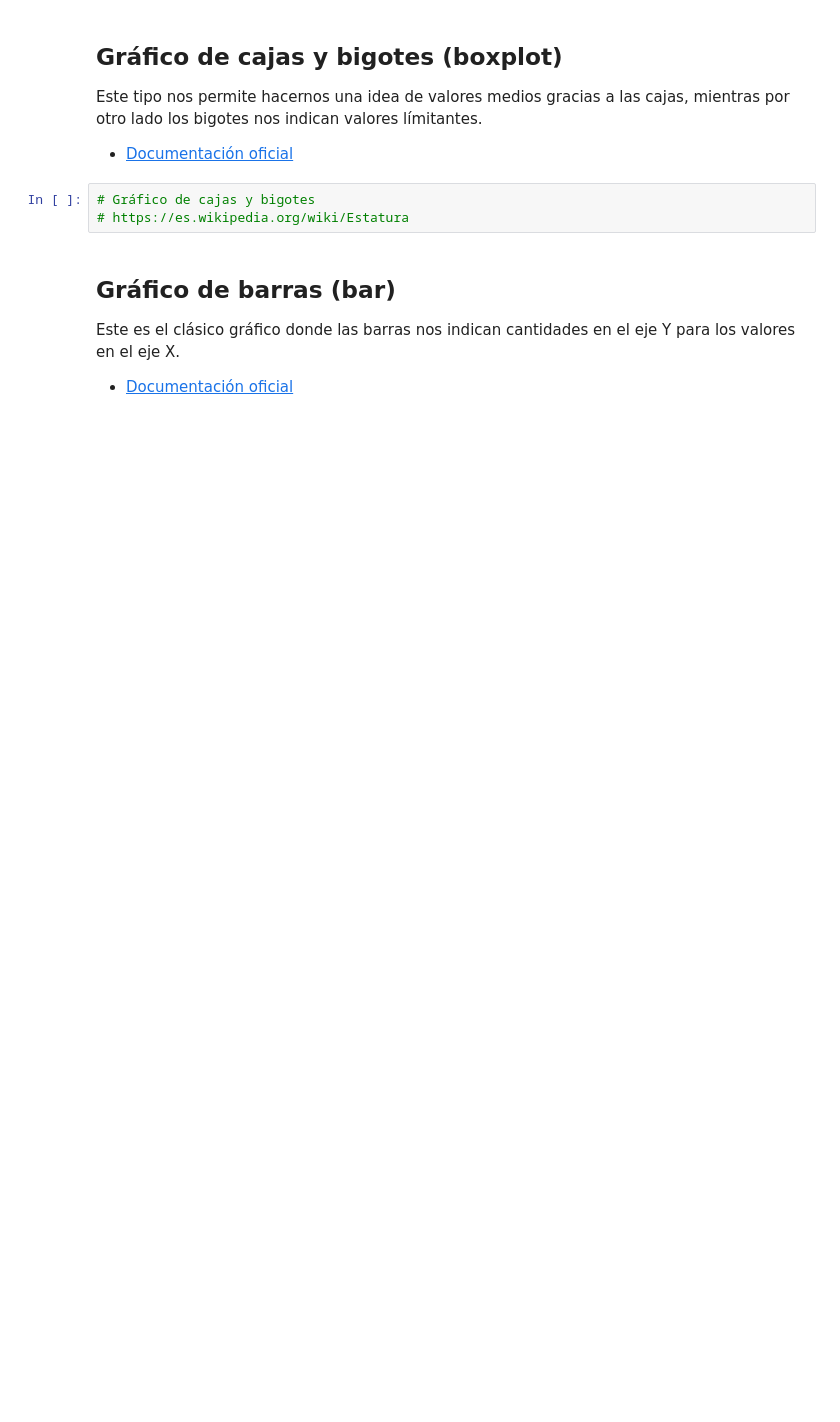
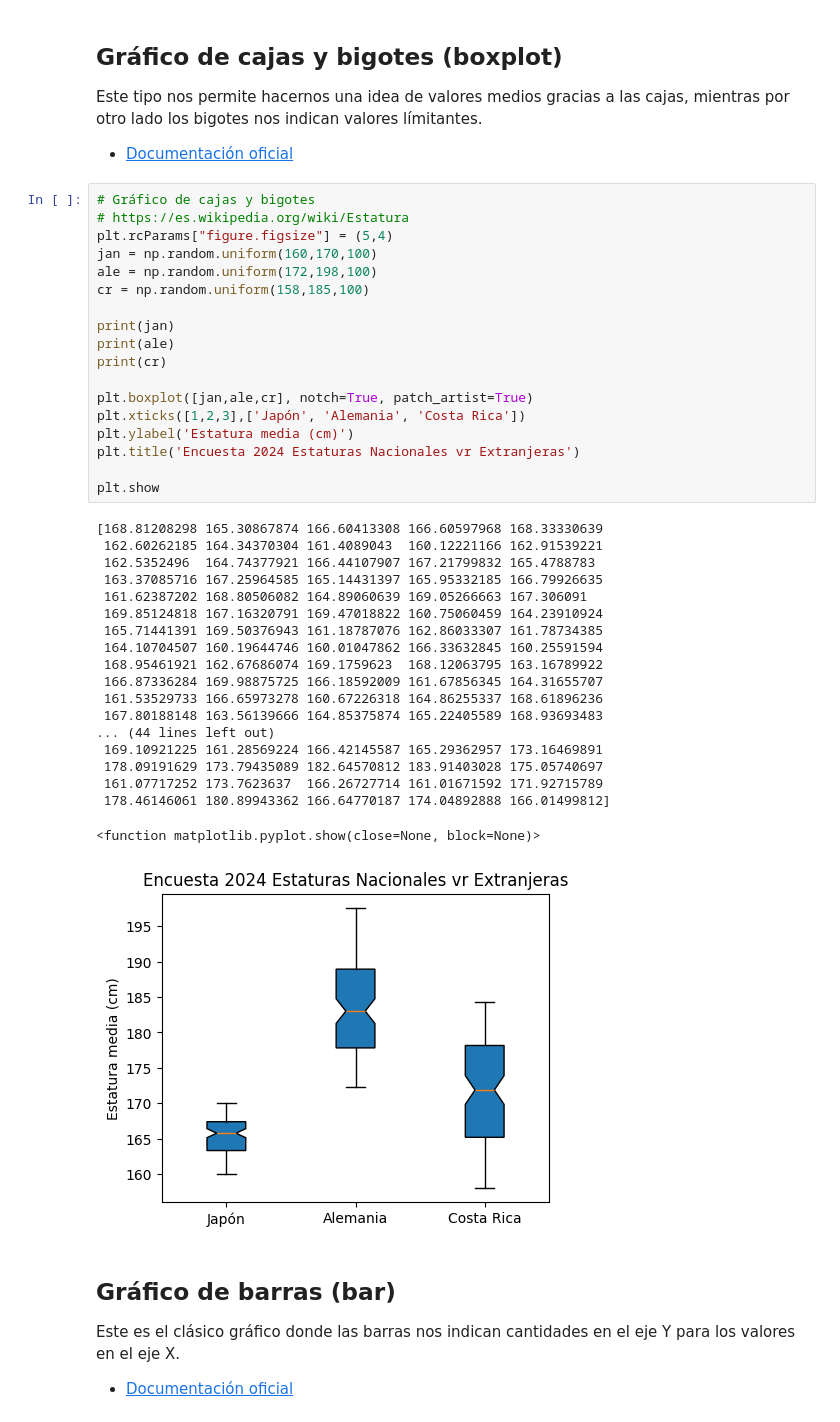
Before and after one commit to ajmenaa/phyton_basico_ICAI, a Jupyter notebook: Estudiantes/Johan_Rojas/10_Matplotlib/09 - Tipos de gráficos.ipynb, the cells around one changed output. Drawn from its saved outputs; the diff is of its cells as text; blank space fills up the shorter version.

```diff
--- a/Estudiantes/Johan_Rojas/10_Matplotlib/09 - Tipos de gráficos.ipynb
+++ b/Estudiantes/Johan_Rojas/10_Matplotlib/09 - Tipos de gráficos.ipynb
@@ -40,6 +65,41 @@ Este tipo nos permite hacernos una idea de valores medios gracias a las cajas, m
 # %%
 # Gráfico de cajas y bigotes
 # https://es.wikipedia.org/wiki/Estatura
+plt.rcParams["figure.figsize"] = (5,4)
+jan = np.random.uniform(160,170,100)
+ale = np.random.uniform(172,198,100)
+cr = np.random.uniform(158,185,100)
+
+print(jan)
+print(ale)
+print(cr)
+
+plt.boxplot([jan,ale,cr], notch=True, patch_artist=True)
+plt.xticks([1,2,3],['Japón', 'Alemania', 'Costa Rica'])
+plt.ylabel('Estatura media (cm)')
+plt.title('Encuesta 2024 Estaturas Nacionales vr Extranjeras')
+
+plt.show
+# %% [output]
+[168.81208298 165.30867874 166.60413308 166.60597968 168.33330639
+ 162.60262185 164.34370304 161.4089043  160.12221166 162.91539221
+ 162.5352496  164.74377921 166.44107907 167.21799832 165.4788783
+ 163.37085716 167.25964585 165.14431397 165.95332185 166.79926635
+ 161.62387202 168.80506082 164.89060639 169.05266663 167.306091
+ 169.85124818 167.16320791 169.47018822 160.75060459 164.23910924
+ 165.71441391 169.50376943 161.18787076 162.86033307 161.78734385
+ 164.10704507 160.19644746 160.01047862 166.33632845 160.25591594
+ 168.95461921 162.67686074 169.1759623  168.12063795 163.16789922
+ 166.87336284 169.98875725 166.18592009 161.67856345 164.31655707
+ 161.53529733 166.65973278 160.67226318 164.86255337 168.61896236
+ 167.80188148 163.56139666 164.85375874 165.22405589 168.93693483
+... (44 lines left out)
+ 169.10921225 161.28569224 166.42145587 165.29362957 173.16469891
+ 178.09191629 173.79435089 182.64570812 183.91403028 175.05740697
+ 161.07717252 173.7623637  166.26727714 161.01671592 171.92715789
+ 178.46146061 180.89943362 166.64770187 174.04892888 166.01499812]
+<function matplotlib.pyplot.show(close=None, block=None)>
+[figure, added]
 # %% [markdown]
 ## Gráfico de barras (bar)
 
```
Also changed, not shown: parts of 4 cells of this notebook.
